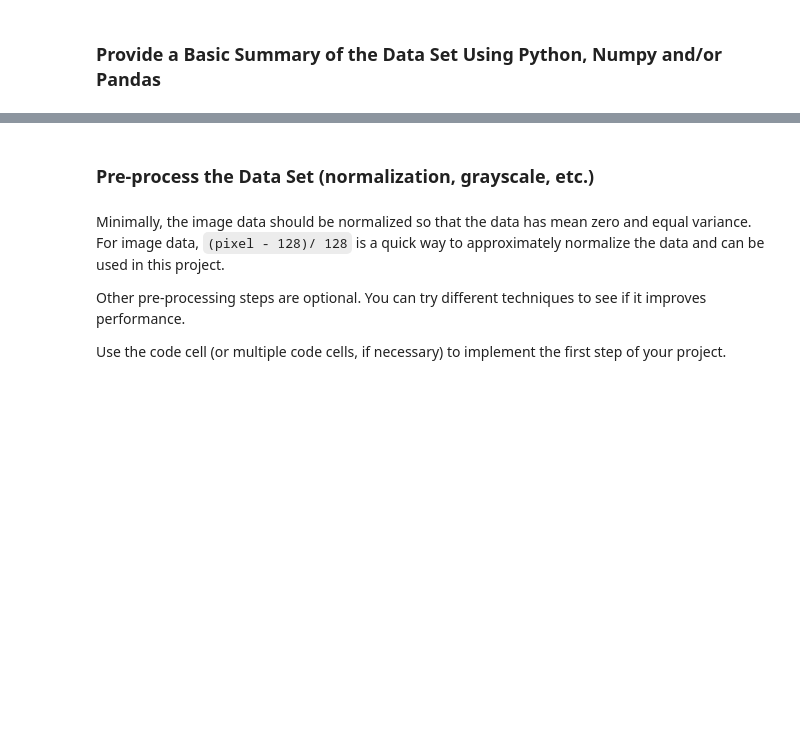
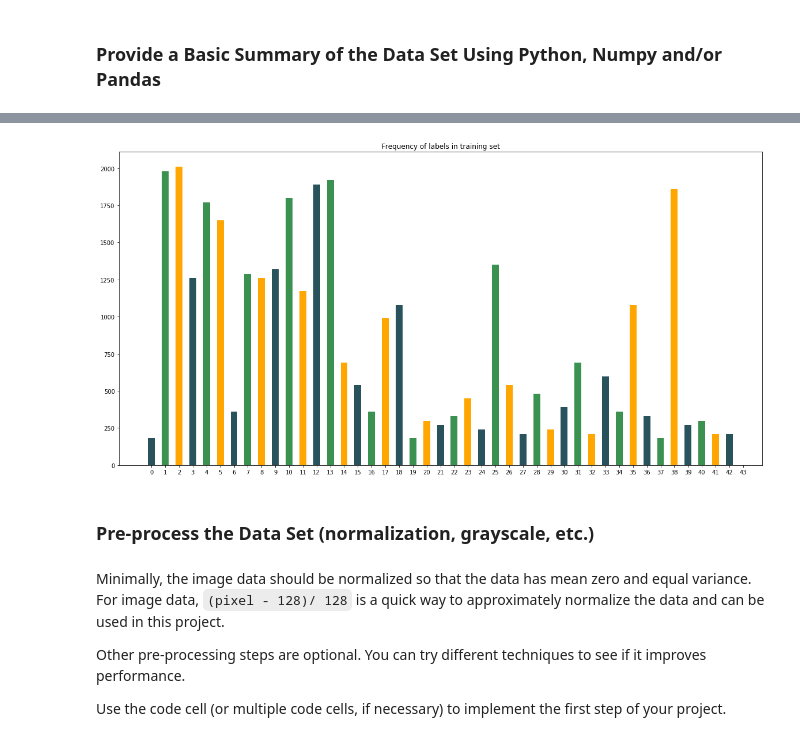
Before and after one commit to CameronFraser/sdcnd-3-traffic-sign-classifier, a Jupyter notebook: Traffic_Sign_Classifier.ipynb, the cells around one changed output, grey strips where cells are left out. Saved outputs shown, nothing was run; the diff lists cells and outputs as text; code cells hidden in the pictures; blank space fills up the shorter version.

```diff
--- a/Traffic_Sign_Classifier.ipynb
+++ b/Traffic_Sign_Classifier.ipynb
@@ -132,3 +91,14 @@ Here is an example of a [published baseline model on this problem](http://yann.l
+# %%
+plt.figure(figsize=(20,10))
+_, _, patches = plt.hist(y_train, color=colors[1], rwidth=0.5, bins=np.arange(44), align="left")
+
+for index, p in enumerate(patches):
+    plt.setp(p, 'facecolor', colors[index % 3])
+plt.title('Frequency of labels in training set')
+plt.xticks(np.arange(44))
+plt.show()
+# %% [output]
+[figure, added]
 # %% [markdown]
 ### Pre-process the Data Set (normalization, grayscale, etc.)
 # %% [markdown]
```
Also changed, not shown: parts of 13 cells of this notebook.
